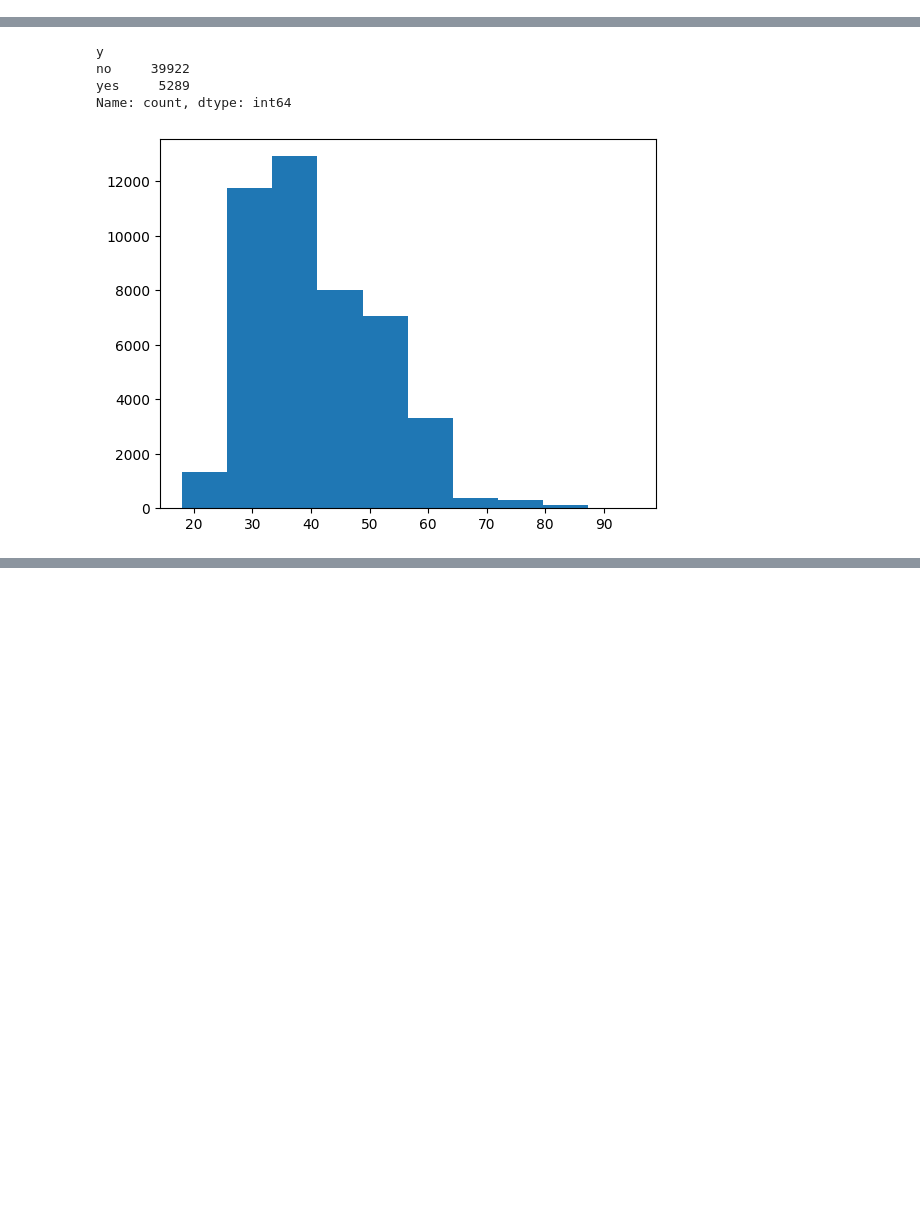
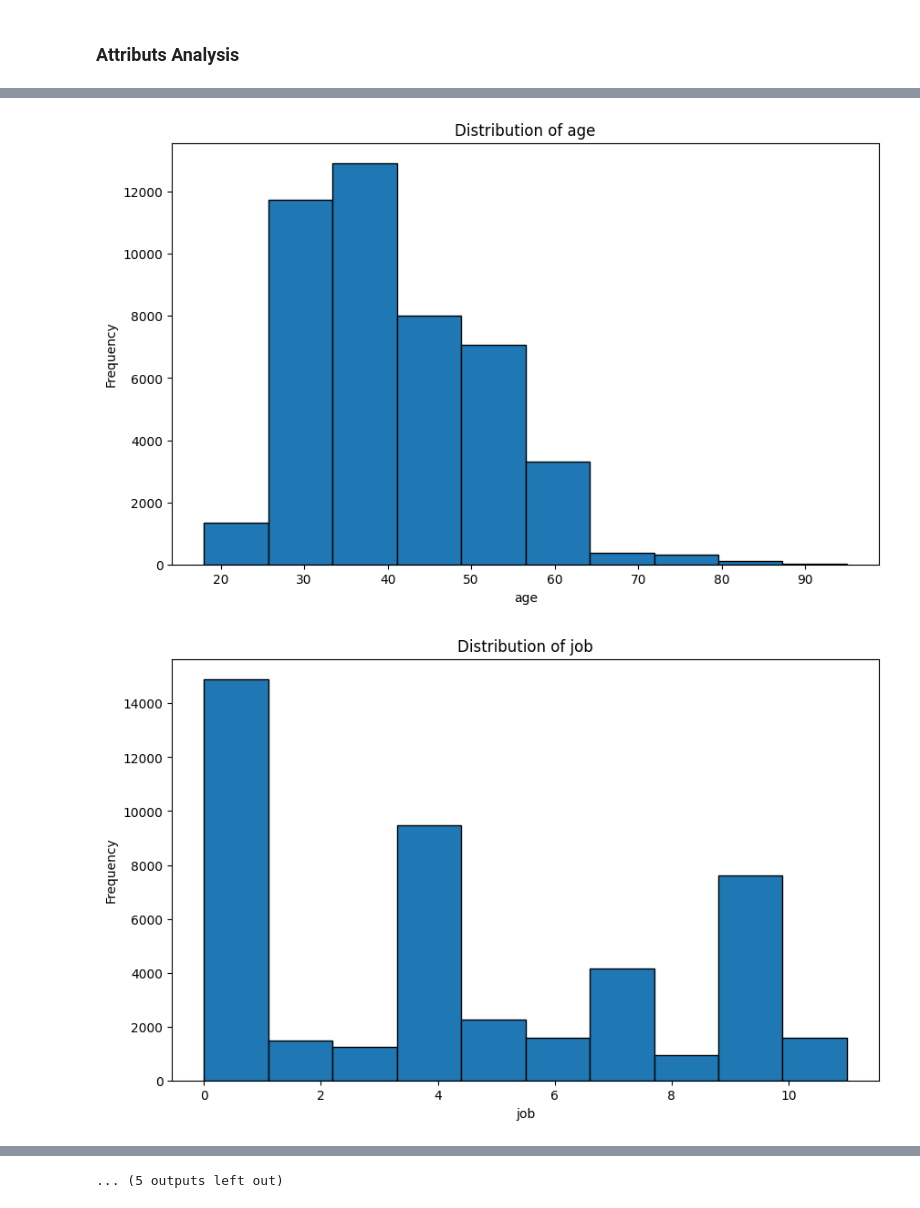
Before and after one commit to jshen1s1/BankMarketing, a Jupyter notebook: EDA.ipynb, the cells around one changed output, grey strips where cells are left out. Drawn from its saved outputs; the diff is of its cells as text; code cells hidden in the pictures; blank space fills up the shorter version.

```diff
--- a/EDA.ipynb
+++ b/EDA.ipynb
@@ -4,5 +4,6 @@ import numpy as np
 import matplotlib.pyplot as plt
 import math
 
-bank_info = pd.read_csv("./data/bank-full.csv",sep=';')
-bank_no_duration = pd.read_csv("./data/bank-no-duration.csv",sep=';')
+bank_info = pd.read_csv("./data/bank-full-cleaned.csv",sep=';')
+#bank_no_duration = pd.read_csv("./data/bank-no-duration.csv",sep=';')
+#bank_info_ori = pd.read_csv("./data/bank-full.csv",sep=';')
@@ -9,3 +47,5 @@ bank_no_duration = pd.read_csv("./data/bank-no-duration.csv",sep=';')
+# %% [markdown]
+### Attributs Analysis
 # %%
 bank_info.describe()
 # %% [output]
@@ -18,15 +58,18 @@ bank_info.describe()
 | 50% | 39.000000 | 4.000000 | 1.000000 | 1.000000 | 0.000000 | 448.000000 | 1.000000 | 0.000000 | 0.000000 | 16.000000 | 6.000000 | ... |
 | 75% | 48.000000 | 7.000000 | 2.000000 | 2.000000 | 0.000000 | 1428.000000 | 1.000000 | 0.000000 | 2.000000 | 21.000000 | 8.000000 | ... |
 | max | 95.000000 | 11.000000 | 2.000000 | 3.000000 | 1.000000 | 102127.000000 | 1.000000 | 1.000000 | 2.000000 | 31.000000 | 12.000000 | ... |
-# %%
-bank_info['y'].value_counts()
-# %% [output]
-y
-no     39922
-yes     5289
-Name: count, dtype: int64
-# %%
-plt.hist(bank_info['age'])
-plt.show()
-# %% [output]
-[figure, removed]
+# %%
+for col in bank_info.columns:
+    plt.figure()
+    bank_info[col].plot(kind='hist',
+                        title=f'Distribution of {col}',
+                        edgecolor='k',
+                        figsize=(10, 6))
+    plt.xlabel(col)
+    plt.ylabel('Frequency')
+
+plt.tight_layout()
+plt.show()
+# %% [output]
+[figure, added]
+[figure, added]
@@ -32,0 +86 @@ plt.show()
+... (5 outputs left out)
```
Also changed, not shown: parts of 18 cells of this notebook, 1 other file.
